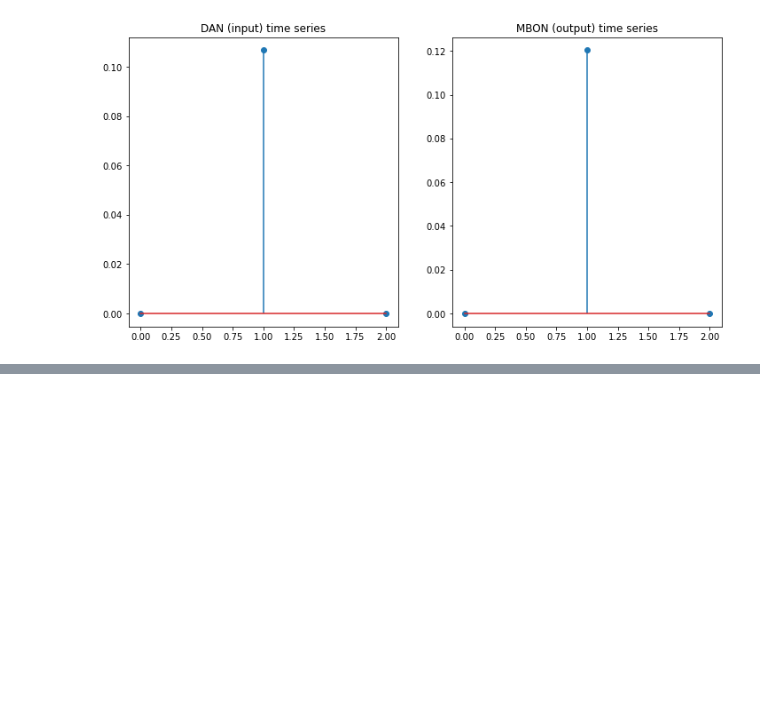
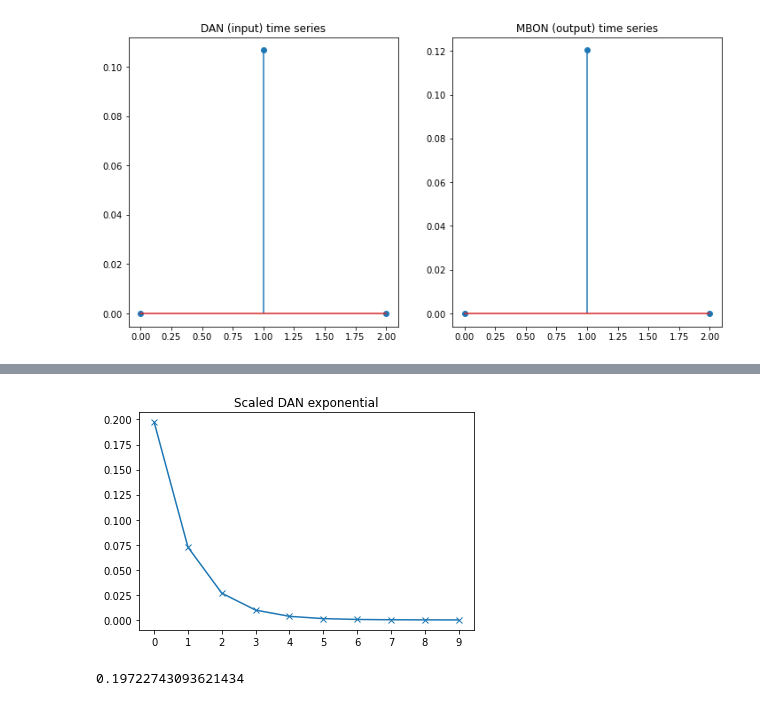
Before and after one commit to Jake-Jay/mushroom-body-models, a Jupyter notebook: notebooks/build-timeseriesdata.ipynb, the cells around one changed output, grey strips where cells are left out. Cells and saved outputs as stored; diff of their text form; code cells hidden in the pictures; blank space fills up the shorter version.

```diff
--- a/notebooks/build-timeseriesdata.ipynb
+++ b/notebooks/build-timeseriesdata.ipynb
@@ -124,0 +147,18 @@ np.save(DATA_DIR / 'Y-time-series-from-distribution.npy', Y_ts, allow_pickle=Tru
+# %%
+X_timeseries_data = np.zeros((nfeatures, 10, nsamples))
+
+for sample in range(nsamples):
+    for feat in range(nfeatures):
+        scale = X[sample, feat]
+        X_timeseries_data[feat, : , sample] = baseline_input[feat, : , sample] * scale
+# %%
+plt.plot(X_timeseries_data[14,:,8000], '-x')
+plt.title('Scaled DAN exponential')
+plt.xticks(range(10))
+plt.show()
+# %% [output]
+[figure, added]
+# %%
+X[8000, 14]
+# %% [output]
+0.19722743093621434
```
Also changed, not shown: parts of 10 cells of this notebook.
